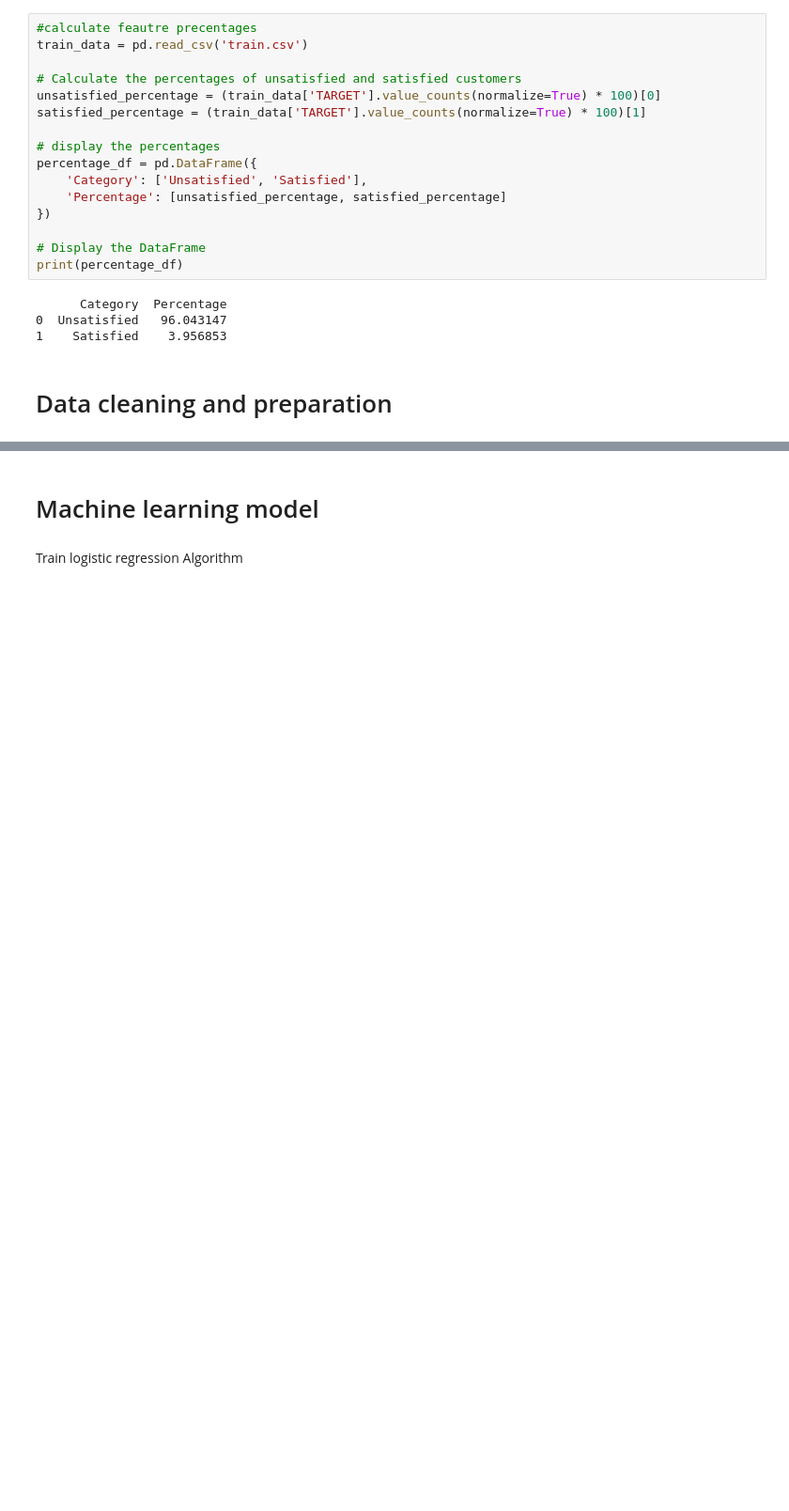
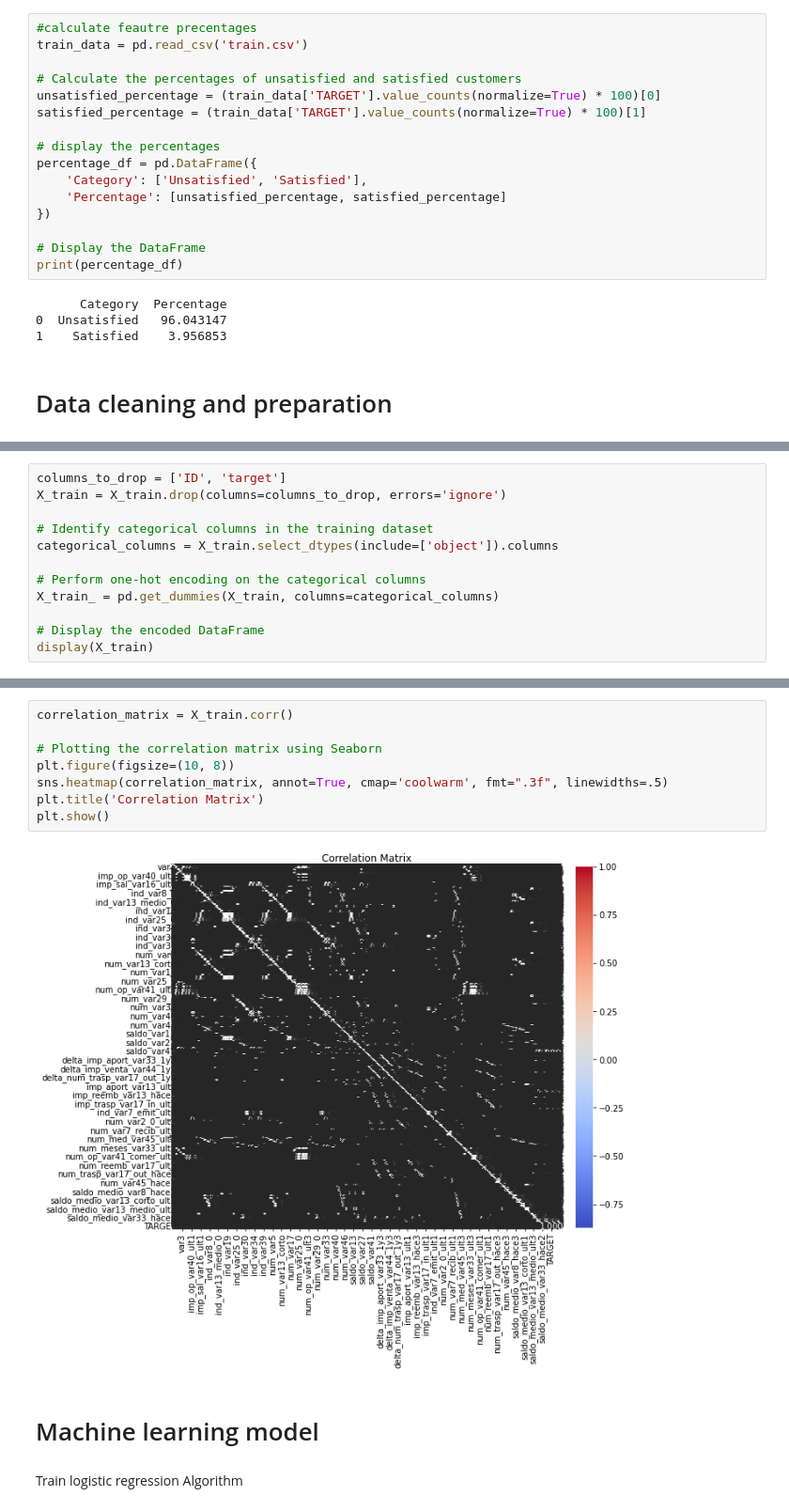
Before and after one commit to randolphwanjiru/DSP4380, a Jupyter notebook: Tabular/Customer Satisification Project Submission.ipynb, the cells around one changed output, grey strips where cells are left out. Shown at 94% size. Cells and saved outputs as stored; diff of their text form; blank space fills up the shorter version.

```diff
--- a/Tabular/Customer Satisification Project Submission.ipynb
+++ b/Tabular/Customer Satisification Project Submission.ipynb
@@ -163,0 +165,12 @@ print(percentage_df)
+# %%
+columns_to_drop = ['ID', 'target']
+X_train = X_train.drop(columns=columns_to_drop, errors='ignore')
+
+# Identify categorical columns in the training dataset
+categorical_columns = X_train.select_dtypes(include=['object']).columns
+
+# Perform one-hot encoding on the categorical columns
+X_train_ = pd.get_dummies(X_train, columns=categorical_columns)
+
+# Display the encoded DataFrame
+display(X_train)
@@ -164,3 +218,13 @@ print(percentage_df)
+# %%
+correlation_matrix = X_train.corr()
+
+# Plotting the correlation matrix using Seaborn
+plt.figure(figsize=(10, 8))
+sns.heatmap(correlation_matrix, annot=True, cmap='coolwarm', fmt=".3f", linewidths=.5)
+plt.title('Correlation Matrix')
+plt.show()
+# %% [output]
+[figure, added]
 # %% [markdown]
 # Machine learning model
 # %% [markdown]
```
Also changed, not shown: parts of 36 cells of this notebook.
